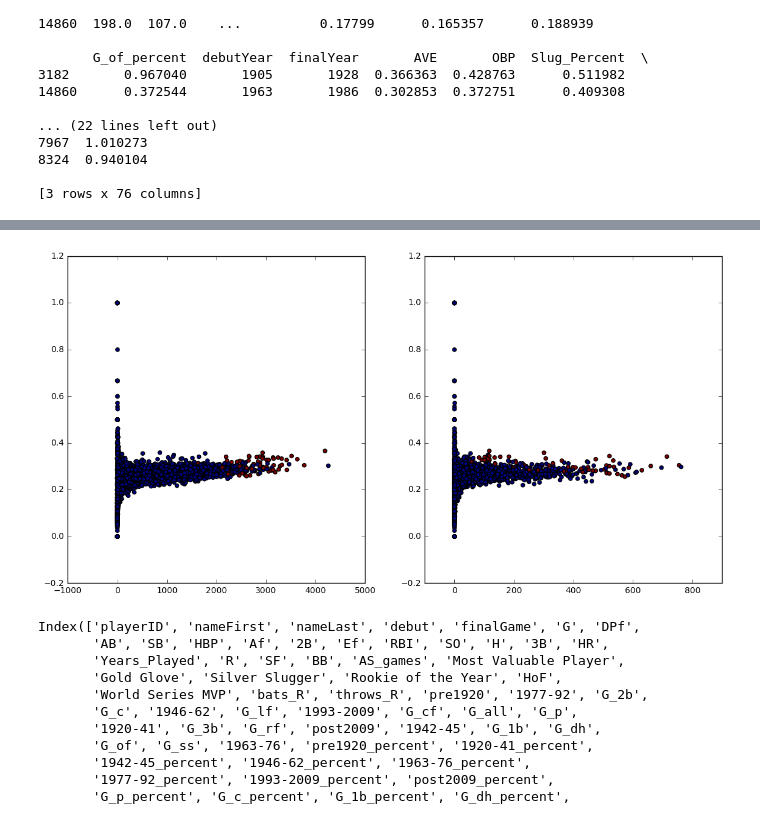
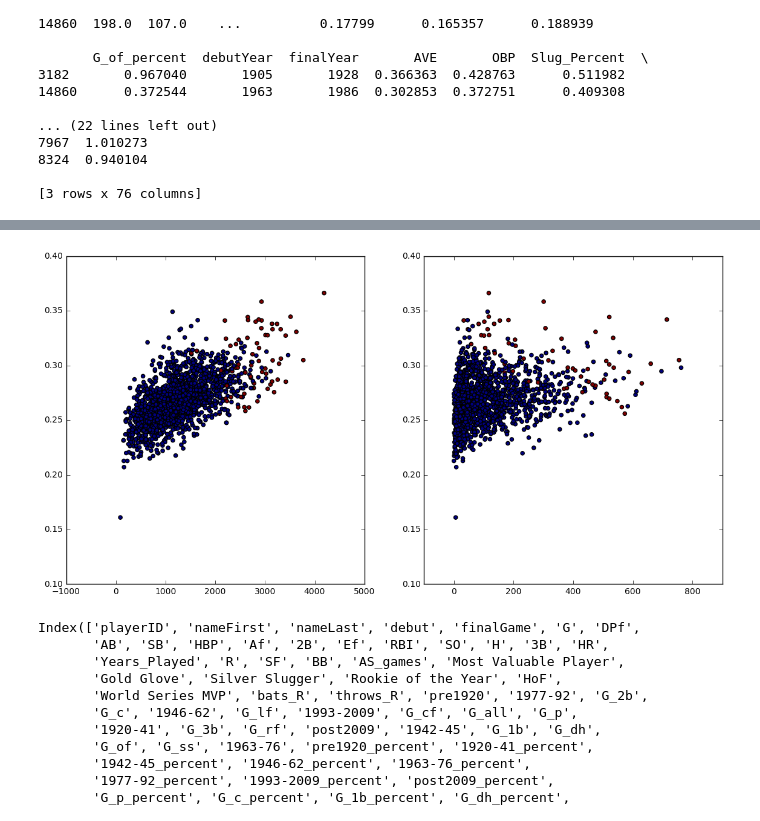
Before and after one commit to Sharp-Data/Scikit-Learn-Tutorial, a Jupyter notebook: Part-II-Predicting-HoF-Careers-Hitters-Csv.ipynb, the cells around one changed output, grey strips where cells are left out. Drawn from its saved outputs; the diff is of its cells as text; code cells hidden in the pictures.

```diff
--- a/Part-II-Predicting-HoF-Careers-Hitters-Csv.ipynb
+++ b/Part-II-Predicting-HoF-Careers-Hitters-Csv.ipynb
@@ -436,4 +443,7 @@ print(jackson)
 8324  0.940104
 
 [3 rows x 76 columns]
+# %%
+# Eliminate Jackson and Rose from the dataframe
+df = df[(df['playerID'] != 'rosepe01') & (df['playerID'] != 'jacksjo01')]
 # %%
@@ -477,9 +481,13 @@ plt.show()
 # %%
+# Filter df dataframe for players with 10 or more years of experience
+df_10 = df[df['Years_Played'] >= 10]
+
+# Create Scatter plots for Hits vs. Average and Home Runs vs. Average
 fig = plt.figure(figsize=(14, 7))
 ax1 = fig.add_subplot(1,2,1)
 ax2 = fig.add_subplot(1,2,2)
-ax1.scatter(df['H'], df['AVE'], c=df['HoF'])
-ax2.scatter(df['HR'], df['AVE'], c=df['HoF'])
+ax1.scatter(df_10['H'], df_10['AVE'], c=df_10['HoF'])
+ax2.scatter(df_10['HR'], df_10['AVE'], c=df_10['HoF'])
 plt.show()
 # %% [output]
-[figure, old version]
+[figure, new version]
```
Also changed, not shown: parts of 66 cells of this notebook.
